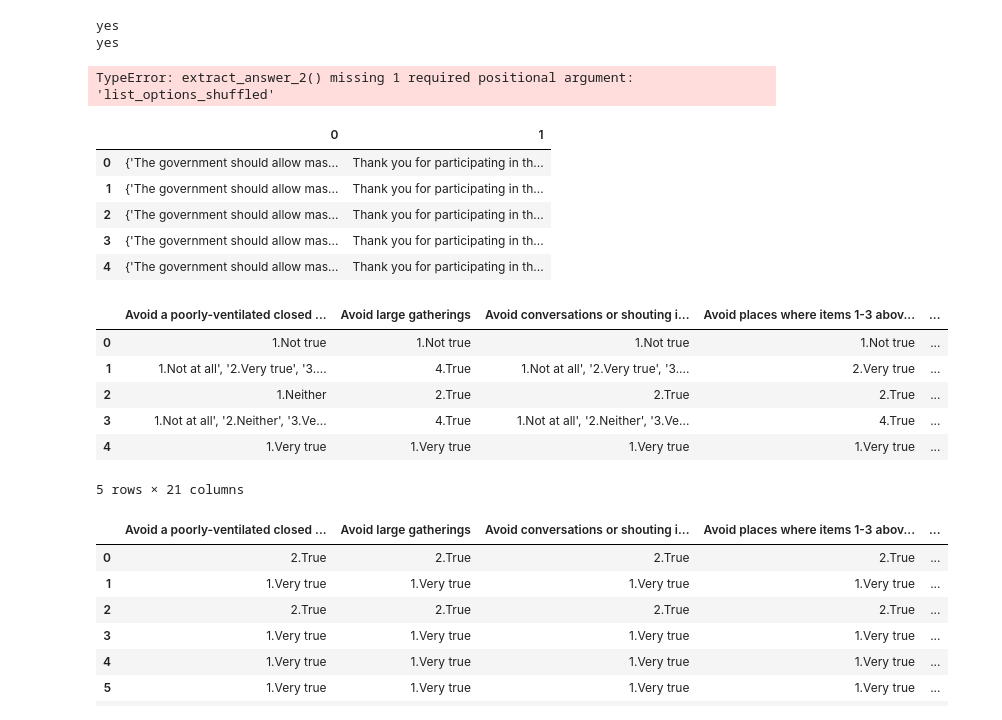
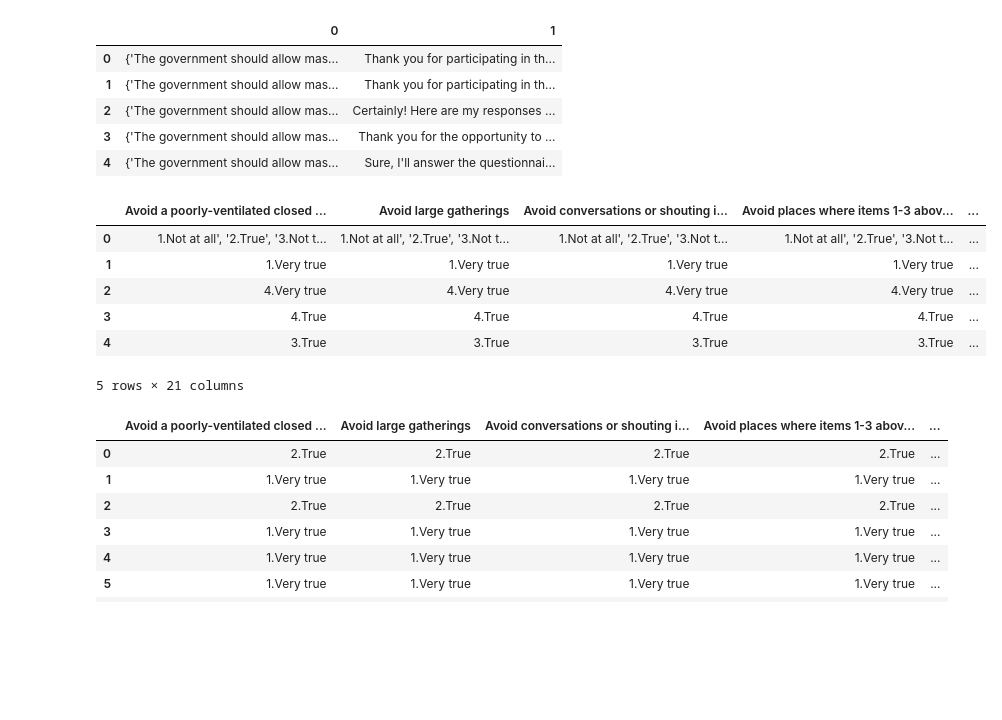
Before and after one commit to BumbuShoji/grad, a Jupyter notebook: 0716_01.ipynb, the cells around one changed output. Drawn from its saved outputs; the diff is of its cells as text; code cells hidden in the pictures; blank space fills up the shorter version.

```diff
--- a/0716_01.ipynb
+++ b/0716_01.ipynb
@@ -31,7 +31,7 @@ def generate_completion(role, prompt,questionaire):
             {"role": "user", "content": f"{prompt},\n{questionaire}"}
         ],
         temperature=0.2,
-        max_tokens=1000,
+        max_tokens=3000
         )
     return response
 
@@ -80,11 +80,26 @@ list_questions=["Avoid a poorly-ventilated closed space",
 #questionaire="Have you ever conducted anything to prevent novel coronavirus infections or outbreaks?\n\n" + "\n\n".join([f"{question}\n{list_options}" for question in list_questions])
 # %%
 
+def extract_answer(content,list_options_shuffled,list_questions) -> dict[str:str]:
+    answers = []
+    temp = ""
+    recording = False
+    for char in content:
+        if char == "[":
+            recording = True
+            temp = ""
+        elif char == "]":
+            recording = False
+            temp = temp.strip().replace("'","")
+            if temp in list_options_shuffled:
+                answers.append(temp)
+        elif recording:
+            temp += char
 
-def extract_answer(content) -> dict[str:str]:
-    pattern = re.compile(r"\['(.*?)'\]")
-    answers = pattern.findall(content)
-    dict_answers = dict(zip(list_questions,answers))
+    if answers == []:
+        answers = ["None"]*len(list_questions)
+
+    dict_answers = dict(zip(list_questions, answers))
     return dict_answers
 
 
@@ -102,7 +117,7 @@ def get_response_df(answer_dict) -> dict[str:str]:
 
         response = generate_completion(role,prompt,questionaire)
         content = response.choices[0].message.content
-        answers = extract_answer(content)
+        answers = extract_answer(content,list_options_shuffled,list_questions)
 
         dict_response[i] = [answer,content]
         dict_response_extract[i] = answers
@@ -113,12 +128,12 @@ def get_response_df(answer_dict) -> dict[str:str]:
 
 # Data loading and preprocessing functions
 def load_data():
-    df_raw_data = pd.read_csv("raw_data_cut.csv").fillna("0")
+    df_raw_data = pd.read_csv("data_preprocessed/raw_data.csv").fillna("0")
     #df_raw_data.columns = df_raw_data.iloc[0]
     #df_raw_data = df_raw_data[1:].fillna("0")
-    with open("subquestion_dict.json", "r") as f:
+    with open("data_preprocessed/subquestion_dict.json", "r") as f:
         dict_subquestion = json.load(f)
-    with open("choice_dict.json", "r") as f:
+    with open("data_preprocessed/choice_dict.json", "r") as f:
         dict_choice = json.load(f)
     return df_raw_data, dict_subquestion, dict_choice
 
@@ -226,16 +241,9 @@ def calculate_column_odds_ratio(df):
 # %%
 true ='4.True'
 list_s=['1.Not at all', '2.Very true', '3.Neither', '4.True', '5.Not true']
-if '4.True'in ['1.Not at all', '2.Very true', '3.Neither', '4.True', '5.Not true']:
-    print("yes")
-
-if true in list_s:
-    print("yes")
+list_s2=['1.Very true', '2.True', '3.Neither', '4.Not true', '5.Not at all']
-# %% [output]
-yes
-yes
 # %%
-def extract_answer_2(content,list_options_shuffled) -> dict[str:str]:
+def extract_answer(content,list_options_shuffled,list_questions) -> dict[str:str]:
     answers = []
     temp = ""
     recording = False
@@ -250,36 +258,36 @@ def extract_answer_2(content,list_options_shuffled) -> dict[str:str]:
                 answers.append(temp)
         elif recording:
             temp += char
+
+    if answers == []:
+        answers = ["None"]*len(list_questions)
+
     dict_answers = dict(zip(list_questions, answers))
     return dict_answers
-
-
-print(extract_answer_2(df_sampled_responses.iloc[1,1]))
-# %% [output]
-TypeError: extract_answer_2() missing 1 required positional argument: 'list_options_shuffled'
 # %%
 # Data loading and preprocessing
 df_raw_data, dict_subquestion, dict_choice = load_data()
 df_sampled_data = df_raw_data.sample(5, random_state=42)
 dict_answer = get_choice_and_question_text(df_sampled_data, dict_subquestion, dict_choice)
 # OpenAI-based response generation
 df_sampled_responses, df_sampled_responses_extract = get_response_df(dict_answer)
-
+df_sampled_responses.to_pickle("0716_file/sample_responses.pkl")
+df_sampled_responses_extract.to_pickle("0716_file/sample_responses_extract.pkl")
 display(df_sampled_responses.head(10))
 display(df_sampled_responses_extract.head(10))
 # %% [output]
 |  | 0 | 1 |
 | 0 | {'The government should allow mas... | Thank you for participating in th... |
 | 1 | {'The government should allow mas... | Thank you for participating in th... |
-| 2 | {'The government should allow mas... | Thank you for participating in th... |
-| 3 | {'The government should allow mas... | Thank you for participating in th... |
-| 4 | {'The government should allow mas... | Thank you for participating in th... |
+| 2 | {'The government should allow mas... | Certainly! Here are my responses ... |
+| 3 | {'The government should allow mas... | Thank you for the opportunity to ... |
+| 4 | {'The government should allow mas... | Sure, I'll answer the questionnai... |
 |  | Avoid a poorly-ventilated closed ... | Avoid large gatherings | Avoid conversations or shouting i... | Avoid places where items 1-3 abov... | ... |
-| 0 | 1.Not true | 1.Not true | 1.Not true | 1.Not true | ... |
-| 1 | 1.Not at all', '2.Very true', '3.... | 4.True | 1.Not at all', '2.Very true', '3.... | 2.Very true | ... |
-| 2 | 1.Neither | 2.True | 2.True | 2.True | ... |
-| 3 | 1.Not at all', '2.Neither', '3.Ve... | 4.True | 1.Not at all', '2.Neither', '3.Ve... | 4.True | ... |
-| 4 | 1.Very true | 1.Very true | 1.Very true | 1.Very true | ... |
+| 0 | 1.Not at all', '2.True', '3.Not t... | 1.Not at all', '2.True', '3.Not t... | 1.Not at all', '2.True', '3.Not t... | 1.Not at all', '2.True', '3.Not t... | ... |
+| 1 | 1.Very true | 1.Very true | 1.Very true | 1.Very true | ... |
+| 2 | 4.Very true | 4.Very true | 4.Very true | 4.Very true | ... |
+| 3 | 4.True | 4.True | 4.True | 4.True | ... |
+| 4 | 3.True | 3.True | 3.True | 3.True | ... |
 5 rows × 21 columns
 # %%
 
```
Also changed, not shown: 9 other files.
